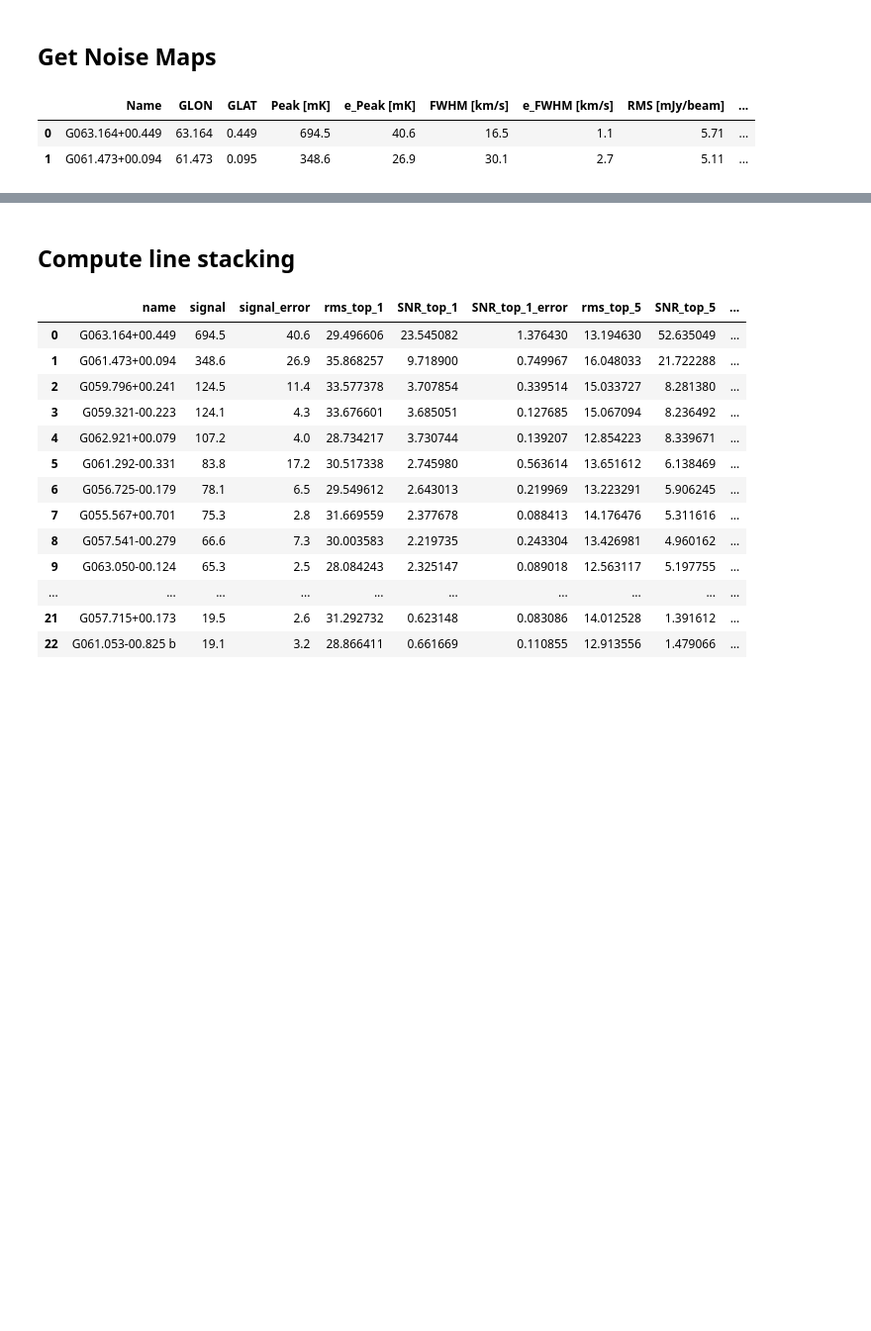
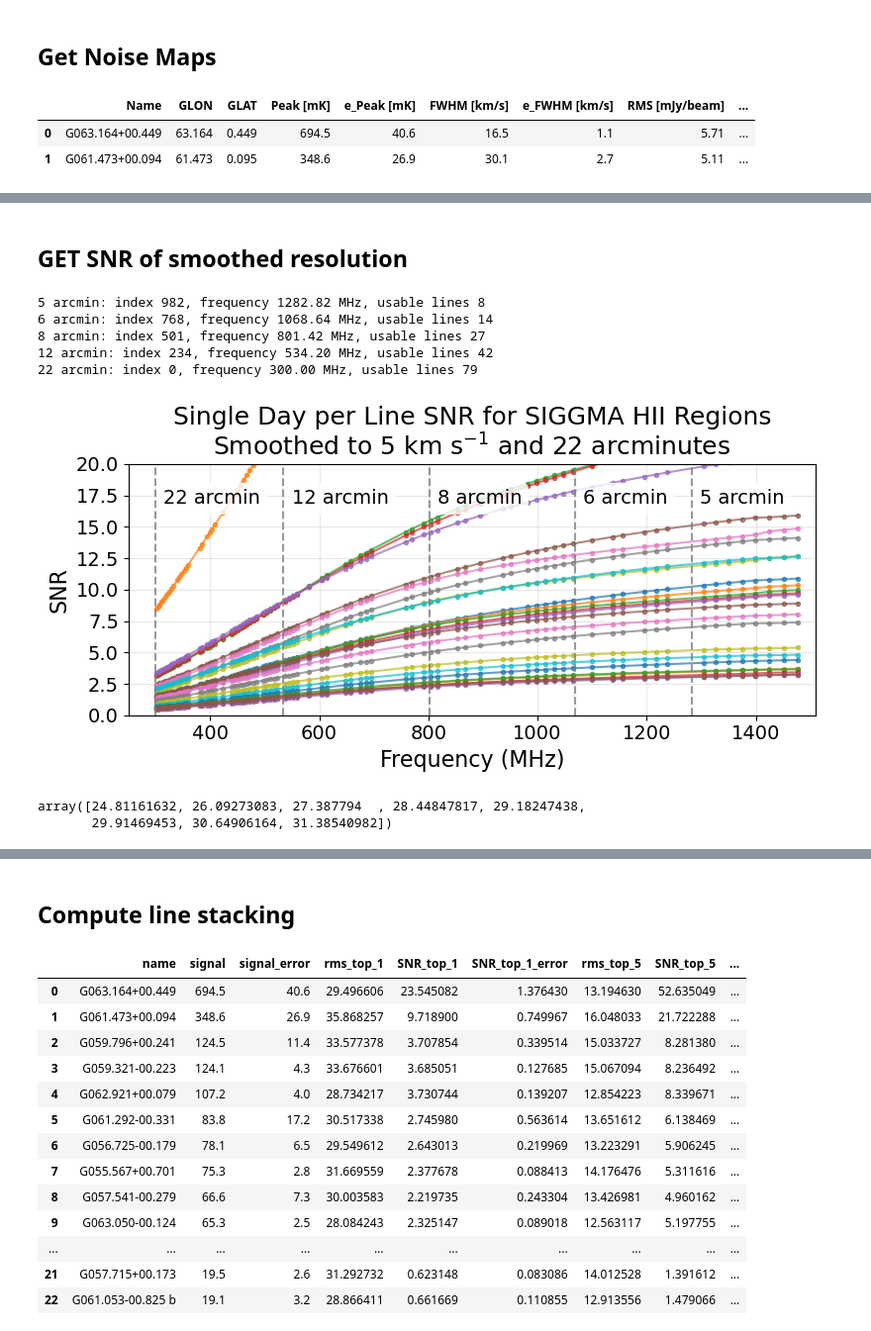
Before and after one commit to DuncanCSt/CHORD_Sensitivity, a Jupyter notebook: notebooks/SIGGMA/SIGGMA_analysis.ipynb, the cells around one changed output, grey strips where cells are left out. Shown at 99% size. Cells and saved outputs as stored; diff of their text form; code cells hidden in the pictures; blank space fills up the shorter version.

```diff
--- a/notebooks/SIGGMA/SIGGMA_analysis.ipynb
+++ b/notebooks/SIGGMA/SIGGMA_analysis.ipynb
@@ -697,0 +786,2 @@ plt.show()
+# %% [markdown]
+## GET SNR of smoothed resolution
@@ -697,0 +818,52 @@ plt.show()
+# %%
+def fwhm_to_resolution(fwhm):
+    return np.degrees(np.sqrt(np.prod(fwhm, axis=1))) * 60
+f_range = np.linspace(300, 1500, 1500-300) * 1e6
+ang_res_values = fwhm_to_resolution(chord_telescope.S_FWHM(f_range))
+idx_5 = np.argmin(np.abs(ang_res_values - 5))
+idx_6 = np.argmin(np.abs(ang_res_values - 6))
+idx_8 = np.argmin(np.abs(ang_res_values - 8))
+idx_12 = np.argmin(np.abs(ang_res_values - 12))
+idx_22 = np.argmin(np.abs(ang_res_values - 22))
+print(f"5 arcmin: index {idx_5}, frequency {f_range[idx_5]*1e-6:.2f} MHz, usable lines {np.sum(avg_s_fwhm < 5)}")
+print(f"6 arcmin: index {idx_6}, frequency {f_range[idx_6]*1e-6:.2f} MHz, usable lines {np.sum(avg_s_fwhm < 6)}")
+print(f"8 arcmin: index {idx_8}, frequency {f_range[idx_8]*1e-6:.2f} MHz, usable lines {np.sum(avg_s_fwhm < 8)}")
+print(f"12 arcmin: index {idx_12}, frequency {f_range[idx_12]*1e-6:.2f} MHz, usable lines {np.sum(avg_s_fwhm < 12)}")
+print(f"22 arcmin: index {idx_22}, frequency {f_range[idx_22]*1e-6:.2f} MHz, usable lines {np.sum(avg_s_fwhm < 22)}")
+# %% [output]
+5 arcmin: index 982, frequency 1282.82 MHz, usable lines 8
+6 arcmin: index 768, frequency 1068.64 MHz, usable lines 14
+8 arcmin: index 501, frequency 801.42 MHz, usable lines 27
+12 arcmin: index 234, frequency 534.20 MHz, usable lines 42
+22 arcmin: index 0, frequency 300.00 MHz, usable lines 79
+# %%
+# Next, get noise and signal for each H2 region at each line frequency
+smoothed_noise_array = np.empty((len(H2_regions), len(filtered_f)))
+signal_array = np.empty((len(H2_regions), len(filtered_f)))
+for i in range(len(H2_regions)):
+    signal = H2_regions.loc[i]["Peak [mK]"]
+    signal_array[i, :] = signal * f_0/filtered_f
+    smoothed_noise_array[i, :] = smoothed_noise_maps[:, H2_regions.loc[i]["pix_idx"]]
+plt.figure(figsize=(8, 4))
+
+SNR_array = signal_array / smoothed_noise_array
+for i in range(SNR_array.shape[0]):
+    label = H2_regions.iloc[i]["Name"] if i < len(H2_regions) else None
+    plt.plot(filtered_f*1e-6, SNR_array[i, :], marker='o', markersize=3, alpha=0.7)
+
+for i, label in zip([idx_5, idx_6, idx_8, idx_12, idx_22], ["5 arcmin", "6 arcmin", "8 arcmin", "12 arcmin", "22 arcmin"]):
+    plt.axvline(f_range[i]*1e-6, color='gray', linestyle='--', alpha=0.8)
+    plt.text(f_range[i]*1e-6 + 15, 18, label, rotation=0, verticalalignment='top', fontsize=14, bbox=dict(boxstyle='round', facecolor='white', edgecolor='white', alpha=0.8))
+plt.xlabel("Frequency (MHz)", fontsize=16)
+plt.ylabel("SNR", fontsize=16)
+plt.title("Single Day per Line SNR for SIGGMA HII Regions\nSmoothed to 5 km s$^{-1}$ and 22 arcminutes", fontsize=18)
+plt.xticks(fontsize=14)
+plt.yticks(fontsize=14)
+plt.grid(alpha=0.3)
+plt.tight_layout()
+plt.ylim(0,20)
+plt.xlim(250, 1510)
+plt.savefig("../../thesis/plots/siggma/SNR_per_SIGGMA_line_smoothed.png", dpi=150, bbox_inches="tight")
+plt.show()
+# %% [output]
+[figure, added]
@@ -697,0 +887,5 @@ plt.show()
+# %%
+noise_results[5]["noise_maps"][:, 10]
+# %% [output]
+array([24.81161632, 26.09273083, 27.387794  , 28.44847817, 29.18247438,
+       29.91469453, 30.64906164, 31.38540982])
```
Also changed, not shown: parts of 20 cells of this notebook, 24 other files.
